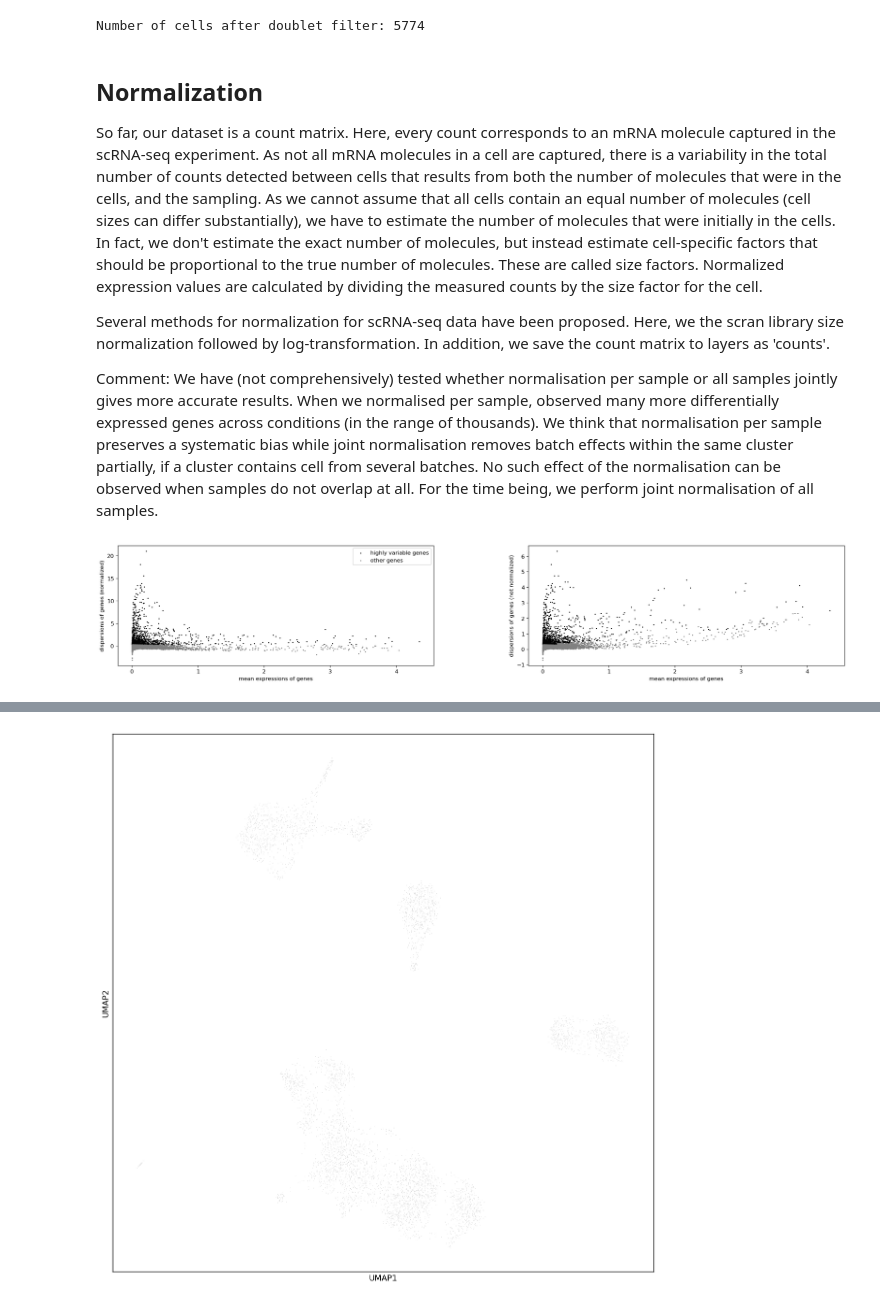
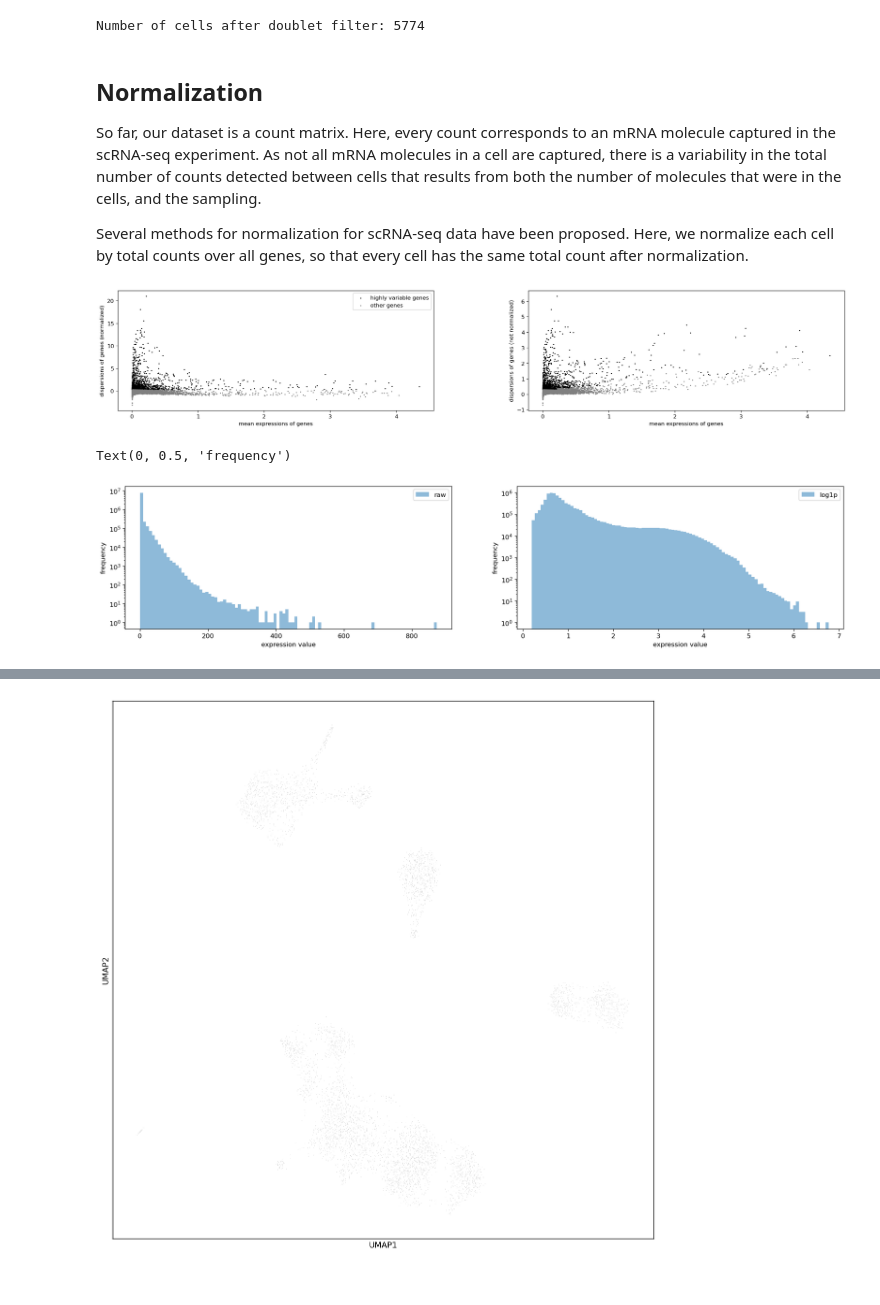
Before and after one commit to Melkrewi/tutorials_S2F, a Jupyter notebook: snRNAseq_basic_analysis.ipynb, the cells around one changed output, grey strips where cells are left out. Saved outputs shown, nothing was run; the diff lists cells and outputs as text; code cells hidden in the pictures.

```diff
--- a/snRNAseq_basic_analysis.ipynb
+++ b/snRNAseq_basic_analysis.ipynb
@@ -158,11 +179,9 @@ Number of cells after doublet filter: 5774
 # %% [markdown]
 ## Normalization
 
-So far, our dataset is a count matrix. Here, every count corresponds to an mRNA molecule captured in the scRNA-seq experiment. As not all mRNA molecules in a cell are captured, there is a variability in the total number of counts detected between cells that results from both the number of molecules that were in the cells, and the sampling. As we cannot assume that all cells contain an equal number of molecules (cell sizes can differ substantially), we have to estimate the number of molecules that were initially in the cells. In fact, we don't estimate the exact number of molecules, but instead estimate cell-specific factors that should be proportional to the true number of molecules. These are called size factors. Normalized expression values are calculated by dividing the measured counts by the size factor for the cell.
+So far, our dataset is a count matrix. Here, every count corresponds to an mRNA molecule captured in the scRNA-seq experiment. As not all mRNA molecules in a cell are captured, there is a variability in the total number of counts detected between cells that results from both the number of molecules that were in the cells, and the sampling.
 
-Several methods for normalization for scRNA-seq data have been proposed. Here, we the scran library size normalization followed by log-transformation. In addition, we save the count matrix to layers as 'counts'.
-
-Comment: We have (not comprehensively) tested whether normalisation per sample or all samples jointly gives more accurate results. When we normalised per sample, observed many more differentially expressed genes across conditions (in the range of thousands). We think that normalisation per sample preserves a systematic bias while joint normalisation removes batch effects within the same cluster partially, if a cluster contains cell from several batches. No such effect of the normalisation can be observed when samples do not overlap at all. For the time being, we perform joint normalisation of all samples.
+Several methods for normalization for scRNA-seq data have been proposed. Here, we normalize each cell by total counts over all genes, so that every cell has the same total count after normalization.
 # %%
 adata.layers["counts"] = adata.X.copy()
 
@@ -173,6 +193,32 @@ sc.pp.highly_variable_genes(adata_pp, n_top_genes=2000)
 sc.pl.highly_variable_genes(adata_pp)
 # %% [output]
 [figure]
+# %%
+import matplotlib.pyplot as plt
+
+# raw counts (non-zero only)
+raw_nonzero = adata.layers["counts"].data
+normalized_nonzero = adata_pp.layers["norm"].data
+
+# log1p values (non-zero only)
+log_nonzero = adata_pp.X.data
+
+plt.figure(figsize=(20,4))
+plt.subplot(1,2,1)
+plt.hist(normalized_nonzero, bins=100, alpha=0.5, label="raw")
+plt.yscale("log")
+plt.legend()
+plt.xlabel("expression value")
+plt.ylabel("frequency")
+plt.subplot(1,2,2)
+plt.hist(log_nonzero, bins=100, alpha=0.5, label="log1p")
+plt.yscale("log")
+plt.legend()
+plt.xlabel("expression value")
+plt.ylabel("frequency")
+# %% [output]
+Text(0, 0.5, 'frequency')
+[figure, added]
 # %%
 sc.tl.pca(adata_pp)
 # %%
```
Also changed, not shown: parts of 10 cells of this notebook.
